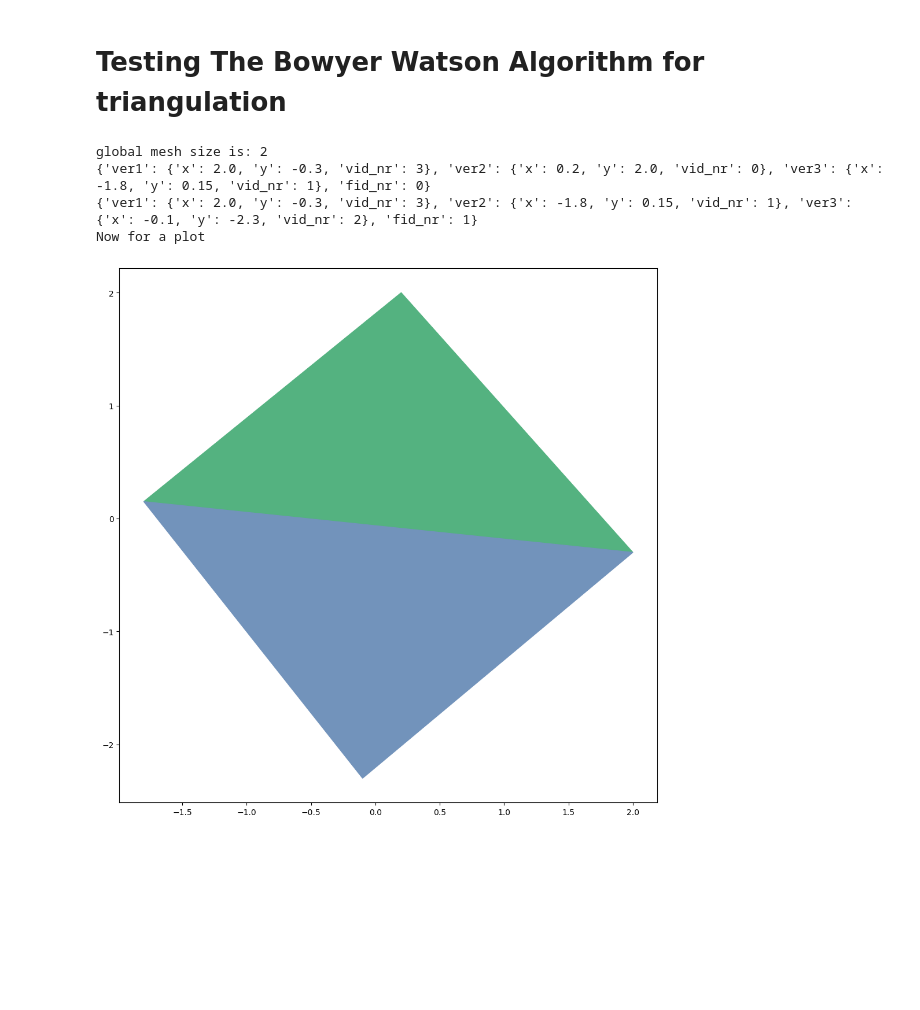
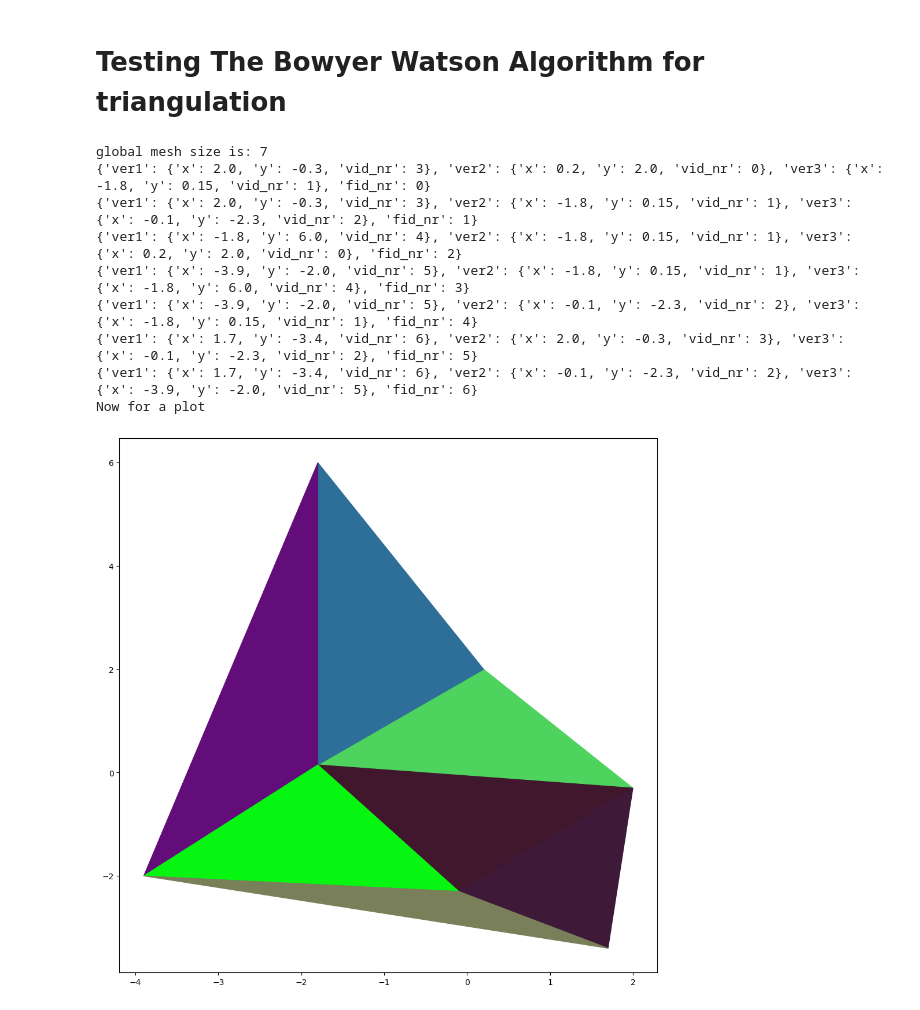
Before and after one commit to dcthecook/Finite_element_method, a Jupyter notebook: Triangulation.ipynb, the cells around one changed output. Drawn from its saved outputs; the diff is of its cells as text; code cells hidden in the pictures; blank space fills up the shorter version.

```diff
--- a/Triangulation.ipynb
+++ b/Triangulation.ipynb
@@ -525,7 +525,7 @@ cdef Face* triangulate(Vertex* original_array, int varr_size, int* gm_size):
 """unit test for angular sorting and using the dealloc functions on a mesh and varray"""
 #start the array of Zero-Zero Vertices
 #!! THIS ARRAY IS MALLOCED BUT NOT FREED BY DEFAULT !! THE SIZE HAS TO BE KEPT TRACK OF
-cdef int varr_ssize = 4
+cdef int varr_ssize = 7
 cdef Vertex* og_array = alloc_varr(varr_ssize, 0)
 cdef int* global_mesh_size = <int*>malloc(sizeof(int))
 global_mesh_size[0] = 0 #dynamically changed through triangulate fx
@@ -538,12 +538,12 @@ og_array[2].x = -0.1
 og_array[2].y = -2.3
 og_array[3].x = 2
 og_array[3].y = -0.3
-#og_array[4].x = -1.8
-#og_array[4].y = 6
-#og_array[5].x = -3.9
-#og_array[5].y = -2
-#og_array[6].x = 1.7
-#og_array[6].y = -3.4
+og_array[4].x = -1.8
+og_array[4].y = 6
+og_array[5].x = -3.9
+og_array[5].y = -2
+og_array[6].x = 1.7
+og_array[6].y = -3.4
 
 
 
@@ -556,35 +556,40 @@ for f in range(global_mesh_size[0]):
 
 
 
 print("Now for a plot")
 
 
 import random
 import matplotlib.pyplot as plt
 plt.figure(figsize = (12, 12))
 def random_color():
     return "#{:02x}{:02x}{:02x}".format(random.randint(0, 255), random.randint(0, 255), random.randint(0, 255))
 
 
 
 for f in range(global_mesh_size[0]):
     plt.fill((testmesh[f].ver1.x, testmesh[f].ver2.x, testmesh[f].ver3.x, testmesh[f].ver1.x), (testmesh[f].ver1.y, testmesh[f].ver2.y, testmesh[f].ver3.y, testmesh[f].ver1.y), color=random_color())
 
 
 
 
 
 
 plt.show()
 free(testmesh)
 free(og_array)
 free(global_mesh_size)
 # %% [output]
-global mesh size is: 2
+global mesh size is: 7
 {'ver1': {'x': 2.0, 'y': -0.3, 'vid_nr': 3}, 'ver2': {'x': 0.2, 'y': 2.0, 'vid_nr': 0}, 'ver3': {'x': -1.8, 'y': 0.15, 'vid_nr': 1}, 'fid_nr': 0}
 {'ver1': {'x': 2.0, 'y': -0.3, 'vid_nr': 3}, 'ver2': {'x': -1.8, 'y': 0.15, 'vid_nr': 1}, 'ver3': {'x': -0.1, 'y': -2.3, 'vid_nr': 2}, 'fid_nr': 1}
+{'ver1': {'x': -1.8, 'y': 6.0, 'vid_nr': 4}, 'ver2': {'x': -1.8, 'y': 0.15, 'vid_nr': 1}, 'ver3': {'x': 0.2, 'y': 2.0, 'vid_nr': 0}, 'fid_nr': 2}
+{'ver1': {'x': -3.9, 'y': -2.0, 'vid_nr': 5}, 'ver2': {'x': -1.8, 'y': 0.15, 'vid_nr': 1}, 'ver3': {'x': -1.8, 'y': 6.0, 'vid_nr': 4}, 'fid_nr': 3}
+{'ver1': {'x': -3.9, 'y': -2.0, 'vid_nr': 5}, 'ver2': {'x': -0.1, 'y': -2.3, 'vid_nr': 2}, 'ver3': {'x': -1.8, 'y': 0.15, 'vid_nr': 1}, 'fid_nr': 4}
+{'ver1': {'x': 1.7, 'y': -3.4, 'vid_nr': 6}, 'ver2': {'x': 2.0, 'y': -0.3, 'vid_nr': 3}, 'ver3': {'x': -0.1, 'y': -2.3, 'vid_nr': 2}, 'fid_nr': 5}
+{'ver1': {'x': 1.7, 'y': -3.4, 'vid_nr': 6}, 'ver2': {'x': -0.1, 'y': -2.3, 'vid_nr': 2}, 'ver3': {'x': -3.9, 'y': -2.0, 'vid_nr': 5}, 'fid_nr': 6}
 Now for a plot
-[figure, old version]
+[figure, new version]
 # %%
 ##test unit for mesh plot
 
```
